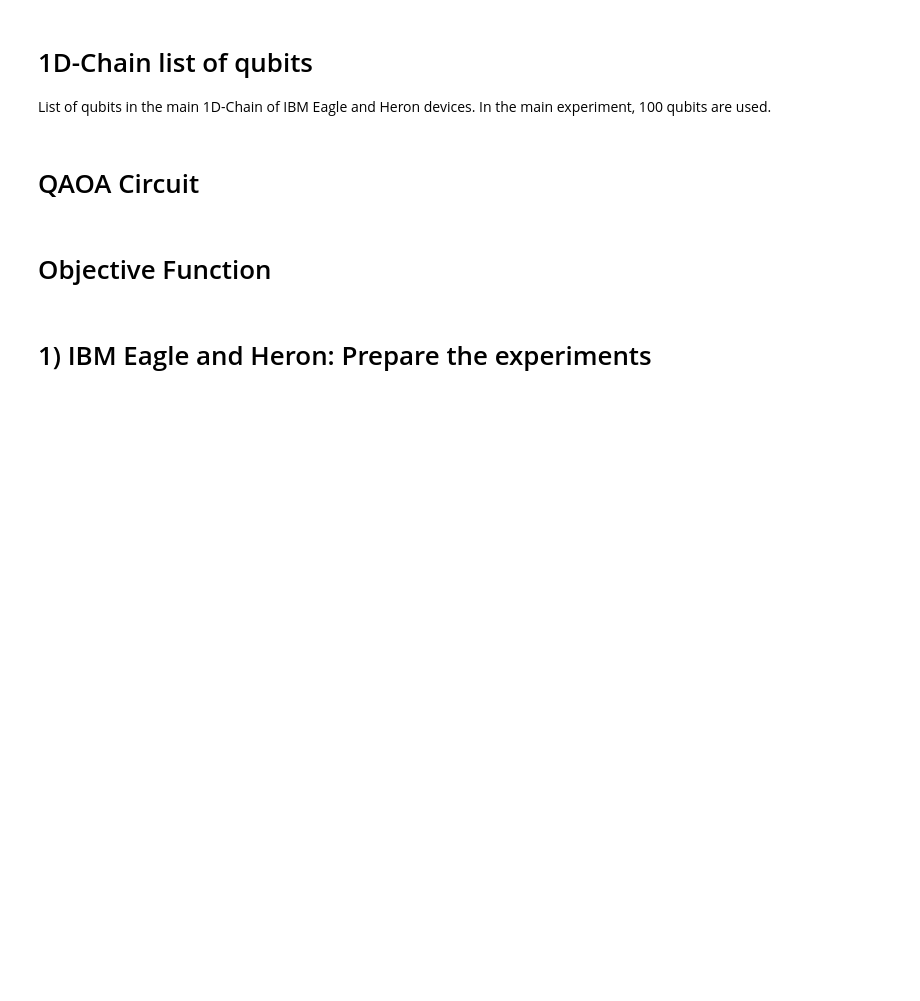
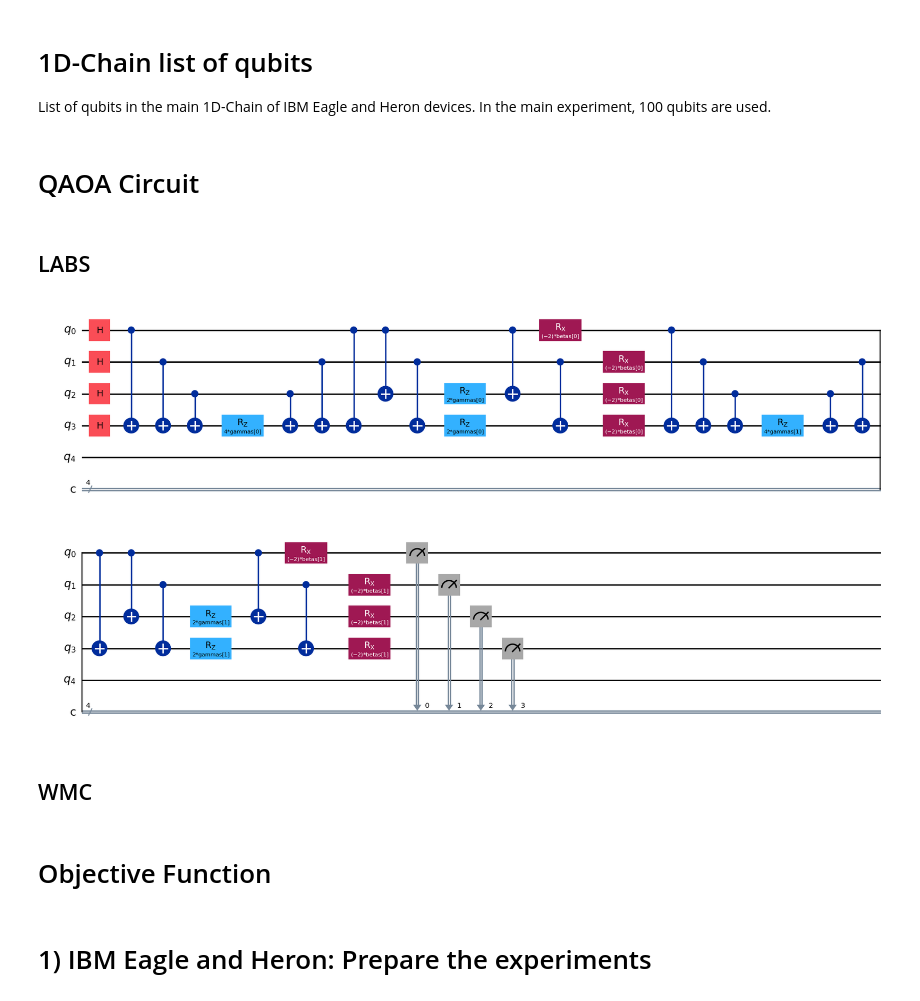
Before and after one commit to makansij/LR-QAOA-QPU-Benchmarking, a Jupyter notebook: 1D-Chain-Experiments_LABS.ipynb, the cells around one changed output. Cells and saved outputs as stored; diff of their text form; code cells hidden in the pictures; blank space fills up the shorter version.

```diff
--- a/1D-Chain-Experiments_LABS.ipynb
+++ b/1D-Chain-Experiments_LABS.ipynb
@@ -61,3 +61,5 @@ all_dicts = {nq:{"problem":[(i,j,float(problems["G"][nq][i][j]["weight"]/2)) for
 import rustworkx as rx
 G = nx.Graph()
 G.add_weighted_edges_from(all_dicts[5]["problem"])
+# %% [markdown]
+## LABS
@@ -64,3 +236,14 @@ G.add_weighted_edges_from(all_dicts[5]["problem"])
+# %%
+N=4
+layers=2
+max_nq=5
+qc=labs_qaoa_ibm(N, layers, max_nq, qubits_in_line=None)
+# %%
+qc.draw('mpl')
+# %% [output]
+[figure, added]
+# %% [markdown]
+## WMC
 # %%
 def maxcut_qaoa_ibm(GT, layers, max_nq, qubits_in_line, fractional_gates=True):
     """
```
Also changed, not shown: parts of 2 cells of this notebook.
